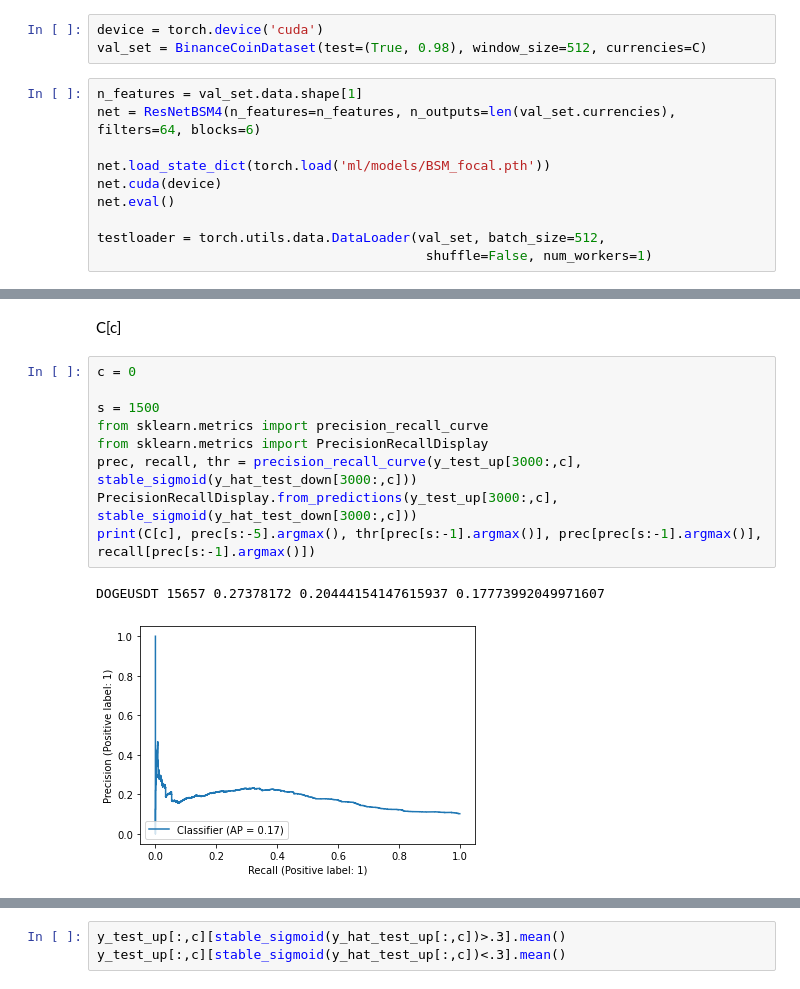
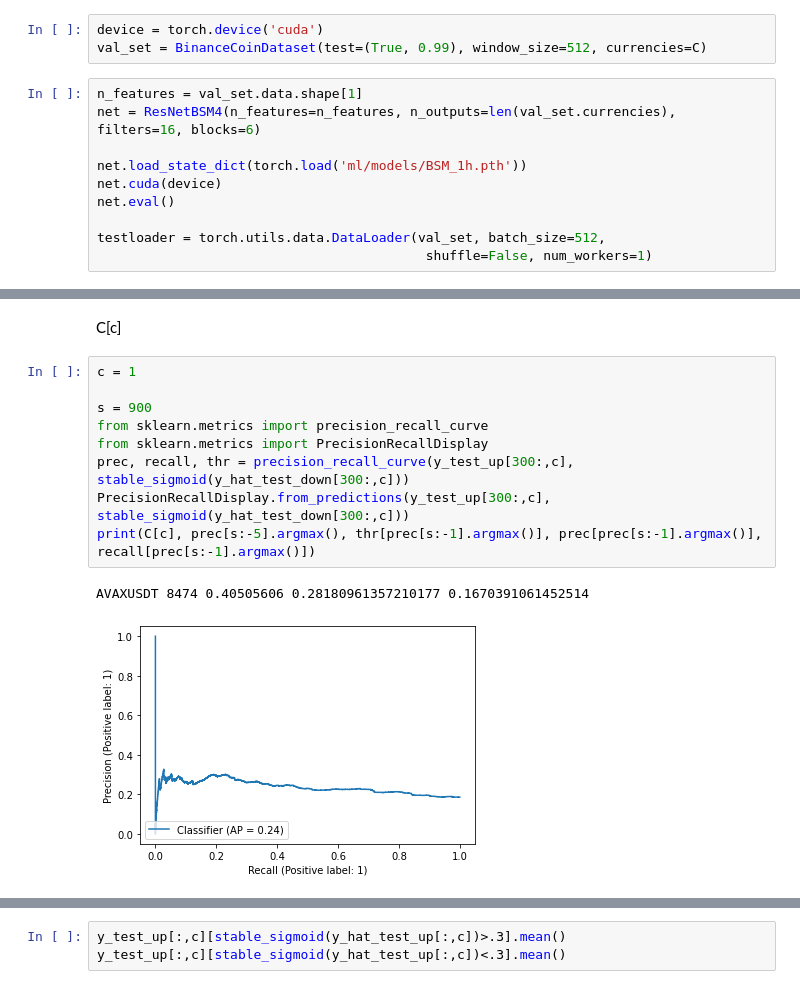
Before and after one commit to crazyleg/binancepredict, a Jupyter notebook: test_set_analysis.ipynb, the cells around one changed output, grey strips where cells are left out. Cells and saved outputs as stored; diff of their text form.

Commit message:
1h test

```diff
--- a/test_set_analysis.ipynb
+++ b/test_set_analysis.ipynb
@@ -47,12 +47,12 @@ C = [
 ]
 # %%
 device = torch.device('cuda')
-val_set = BinanceCoinDataset(test=(True, 0.98), window_size=512, currencies=C)
+val_set = BinanceCoinDataset(test=(True, 0.99), window_size=512, currencies=C)
 # %%
 n_features = val_set.data.shape[1]
-net = ResNetBSM4(n_features=n_features, n_outputs=len(val_set.currencies), filters=64, blocks=6)
+net = ResNetBSM4(n_features=n_features, n_outputs=len(val_set.currencies), filters=16, blocks=6)
 
-net.load_state_dict(torch.load('ml/models/BSM_focal.pth'))
+net.load_state_dict(torch.load('ml/models/BSM_1h.pth'))
 net.cuda(device)
 net.eval()
 
@@ -146,17 +146,17 @@ y_test_up.shape
 # %% [markdown]
 C[c]
 # %%
-c = 0
+c = 1
 
-s = 1500
+s = 900
 from sklearn.metrics import precision_recall_curve
 from sklearn.metrics import PrecisionRecallDisplay
-prec, recall, thr = precision_recall_curve(y_test_up[3000:,c], stable_sigmoid(y_hat_test_down[3000:,c]))
-PrecisionRecallDisplay.from_predictions(y_test_up[3000:,c], stable_sigmoid(y_hat_test_down[3000:,c]))
+prec, recall, thr = precision_recall_curve(y_test_up[300:,c], stable_sigmoid(y_hat_test_down[300:,c]))
+PrecisionRecallDisplay.from_predictions(y_test_up[300:,c], stable_sigmoid(y_hat_test_down[300:,c]))
 print(C[c], prec[s:-5].argmax(), thr[prec[s:-1].argmax()], prec[prec[s:-1].argmax()], recall[prec[s:-1].argmax()])
 # %% [output]
-DOGEUSDT 15657 0.27378172 0.20444154147615937 0.17773992049971607
+AVAXUSDT 8474 0.40505606 0.28180961357210177 0.1670391061452514
-[figure, old version]
+[figure, new version]
 # %%
 s = 2000
 from sklearn.metrics import precision_recall_curve
```
Also changed, not shown: parts of 1 cell of this notebook, 5 other files.
